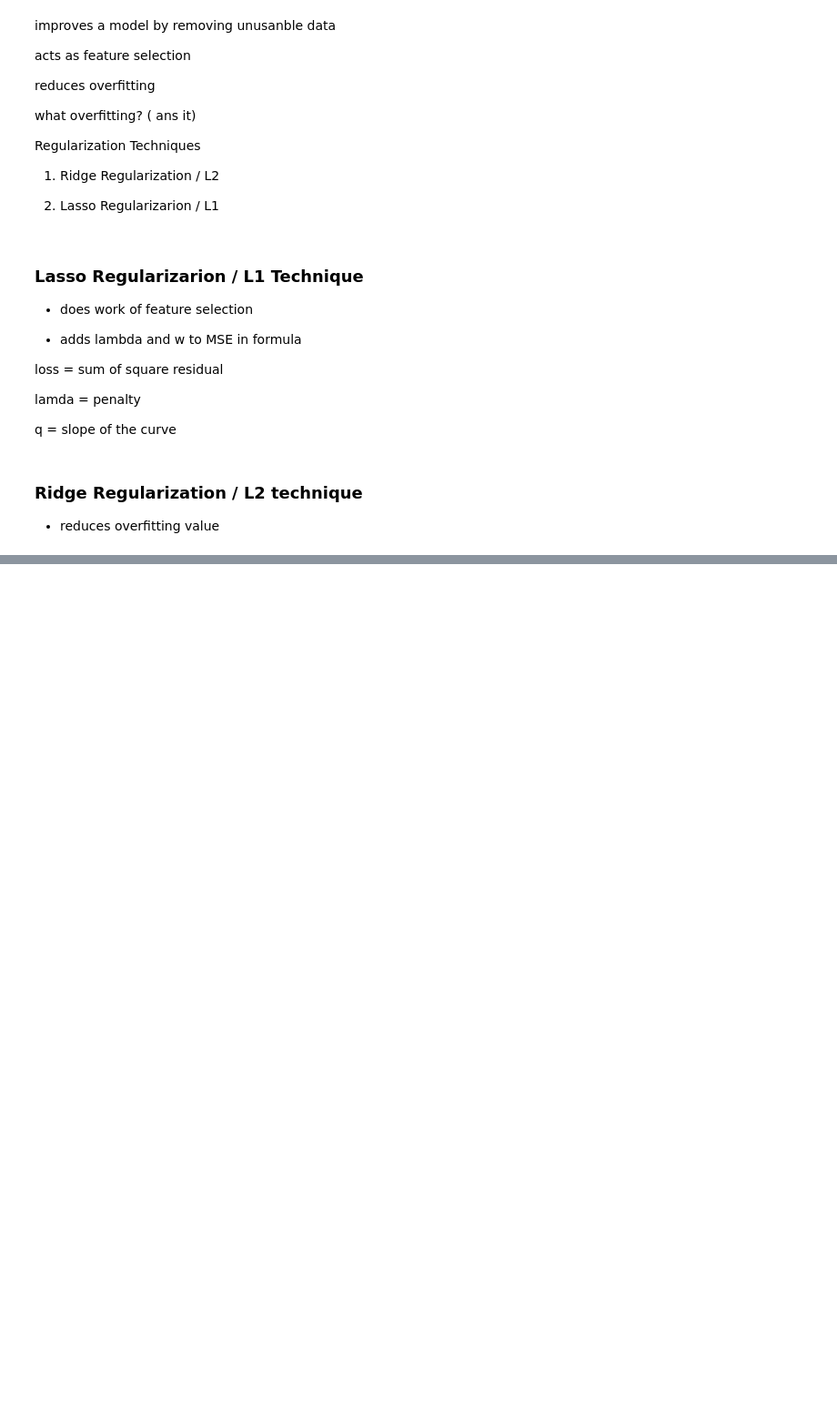
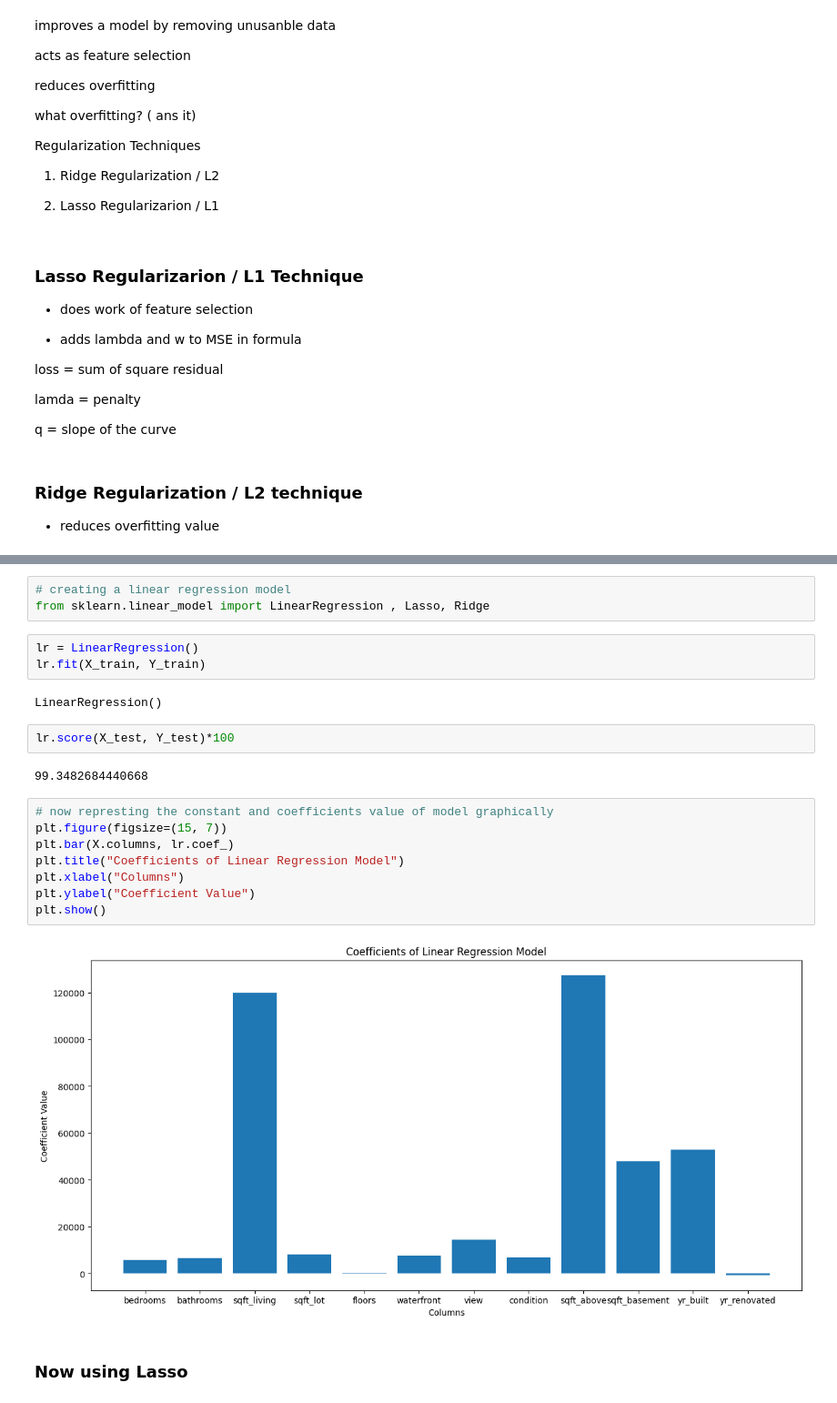
Before and after one commit to Ken-Kanike/ML, a Jupyter notebook: WsCubeTech/m5.ipynb, the cells around one changed output, grey strips where cells are left out. Shown at 91% size. Cells and saved outputs as stored; diff of their text form; blank space fills up the shorter version.

Commit message:
Lasso and Ridge L2 techniques

```diff
--- a/WsCubeTech/m5.ipynb
+++ b/WsCubeTech/m5.ipynb
@@ -96,0 +137,24 @@ q = slope of the curve
+# %%
+# creating a linear regression model
+from sklearn.linear_model import LinearRegression , Lasso, Ridge
+# %%
+lr = LinearRegression()
+lr.fit(X_train, Y_train)
+# %% [output]
+LinearRegression()
+# %%
+lr.score(X_test, Y_test)*100
+# %% [output]
+99.3482684440668
+# %%
+# now represting the constant and coefficients value of model graphically
+plt.figure(figsize=(15, 7))
+plt.bar(X.columns, lr.coef_)
+plt.title("Coefficients of Linear Regression Model")
+plt.xlabel("Columns")
+plt.ylabel("Coefficient Value")
+plt.show()
+# %% [output]
+[figure, added]
+# %% [markdown]
+### Now using Lasso
```
Also changed, not shown: parts of 16 cells of this notebook, 4 other files.
